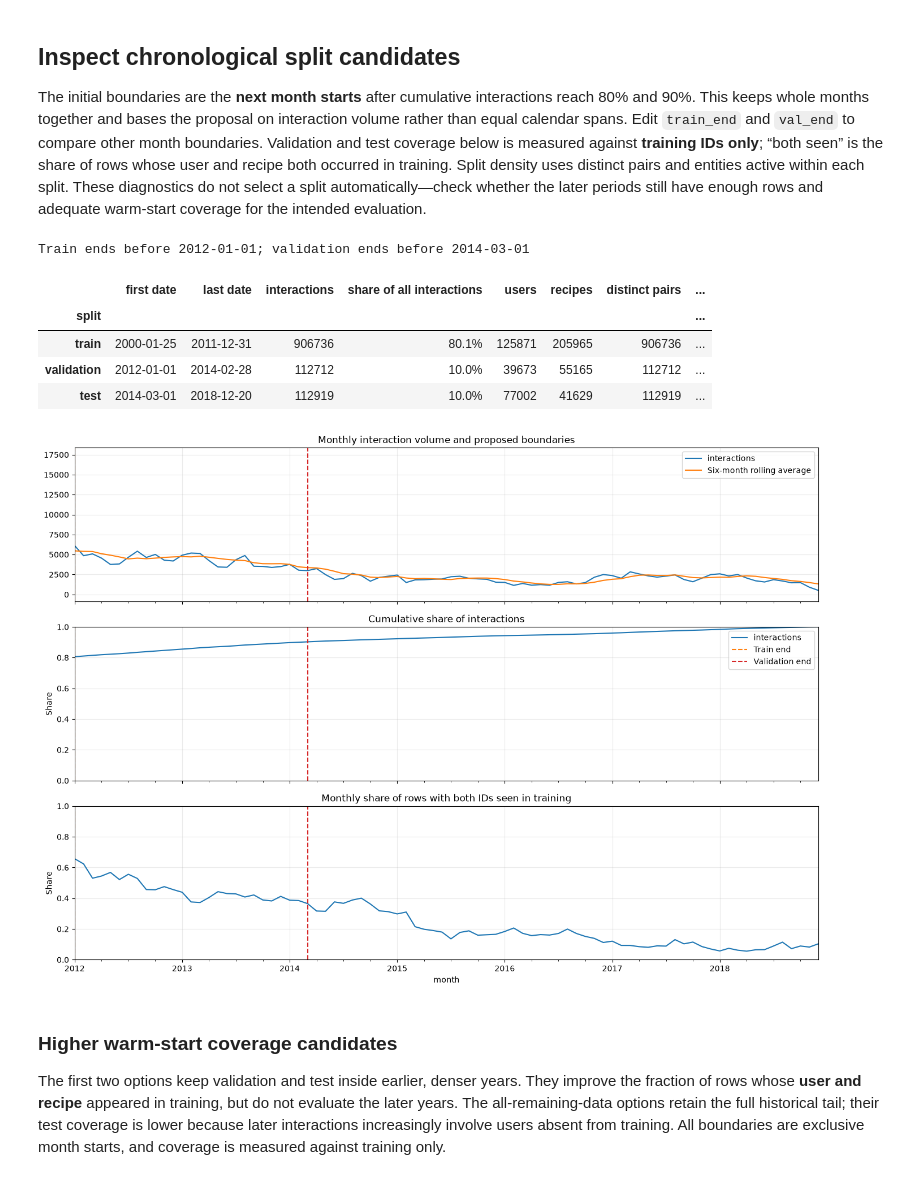
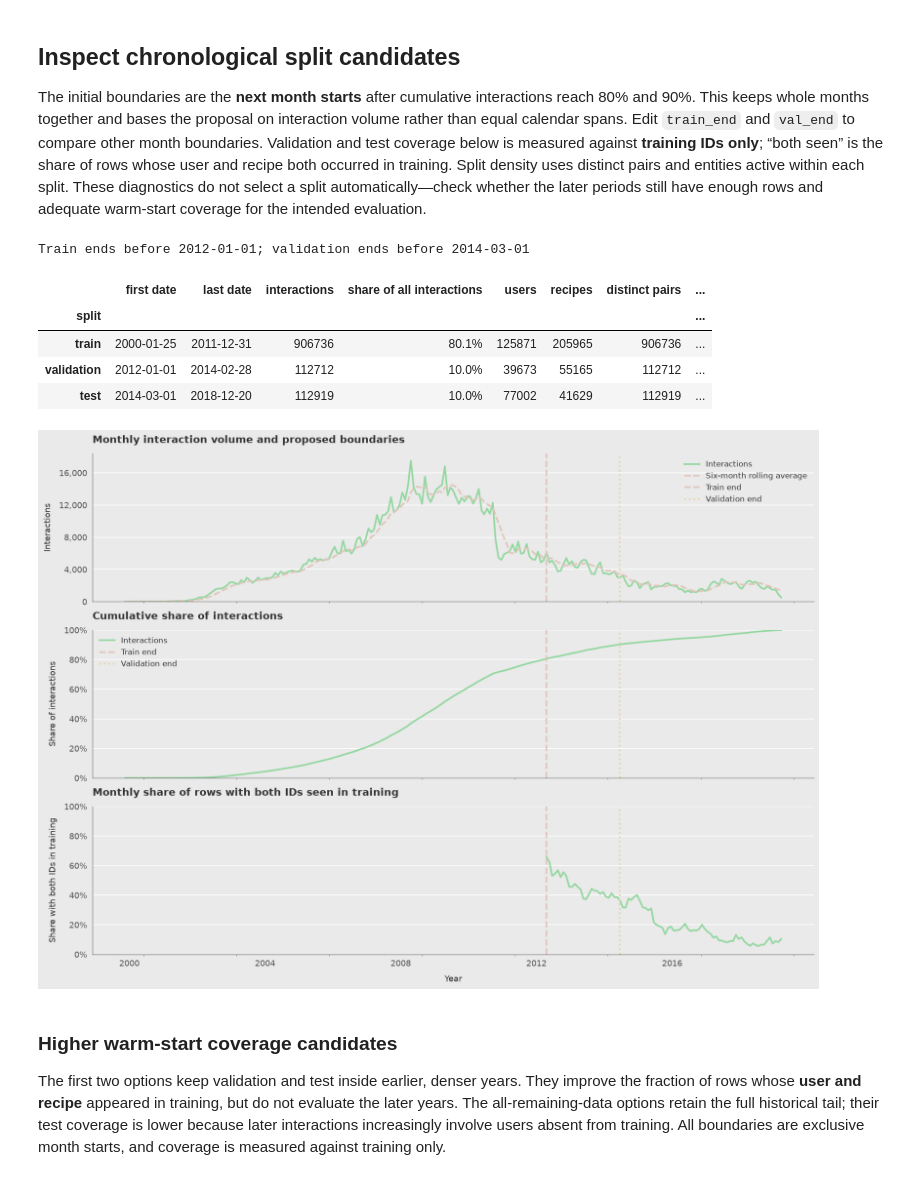
Before and after one commit to mihikabairathi/ml_in_practice_project, a Jupyter notebook: notebooks/eda.ipynb, the cells around one changed output. Cells and saved outputs as stored; diff of their text form; code cells hidden in the pictures.

```diff
--- a/notebooks/eda.ipynb
+++ b/notebooks/eda.ipynb
@@ -276,18 +351,15 @@ monthly["interactions_per_active_recipe"] = monthly["interactions"] / monthly["a
 monthly["new_user_share"] = monthly["new_users"] / monthly["active_users"].replace(0, np.nan)
 monthly["new_recipe_share"] = monthly["new_interacted_recipes"] / monthly["active_recipes"].replace(0, np.nan)
 
-fig, axes = plt.subplots(2, 2, figsize=(14, 9), sharex=True)
-monthly["pairs_per_million_possible"].plot(ax=axes[0, 0], title="Distinct pairs per million possible monthly pairs")
-monthly[["interactions_per_active_user", "interactions_per_active_recipe"]].plot(ax=axes[0, 1], title="Interactions per active entity")
-monthly[["new_user_share", "new_recipe_share"]].plot(ax=axes[1, 0], title="Fraction of active entities first seen this month")
-monthly["interactions"].rolling(6, min_periods=1).sum().plot(ax=axes[1, 1], title="Interactions in trailing six months")
-axes[0, 0].set_ylabel("Pairs per million")
-axes[0, 1].set_ylabel("Interactions")
-axes[1, 0].set_ylabel("Share")
+fig, axes = plt.subplots(2, 2, figsize=(14, 9), sharex=True, layout="constrained")
+monthly["pairs_per_million_possible"].plot(x_compat=True, ax=axes[0, 0], title="Distinct pairs per million\npossible monthly pairs")
+monthly[["interactions_per_active_user", "interactions_per_active_recipe"]].plot(x_compat=True, ax=axes[0, 1], title="Interactions per active entity")
+monthly[["new_user_share", "new_recipe_share"]].plot(x_compat=True, ax=axes[1, 0], title="Share of active entities\nfirst seen this month")
+monthly["interactions"].rolling(6, min_periods=1).sum().plot(x_compat=True, ax=axes[1, 1], title="Interactions in trailing six months")
+format_axis(axes[0, 0], "Pairs per million")
+format_axis(axes[0, 1], "Interactions per entity", kind="decimal")
+format_axis(axes[1, 0], "Share of active entities", kind="share")
 axes[1, 0].set_ylim(0, 1)
-axes[1, 1].set_ylabel("Interactions")
-for ax in axes.flat:
-    ax.grid(alpha=0.25)
-fig.tight_layout()
+format_axis(axes[1, 1], "Interactions")
 plt.show()
 # %% [output]
@@ -341,43 +413,45 @@ display(
     split_summary.style.format(
         {
             "share of all interactions": "{:.1%}",
             "pairs per million possible": "{:,.1f}",
             "rows with user in train": "{:.1%}",
             "rows with recipe in train": "{:.1%}",
             "rows with both IDs in train": "{:.1%}",
         }
     )
 )
 
 post_train = dated.loc[dated["date"] >= train_end].copy()
 post_train["both_seen"] = post_train["user_id"].isin(train_users) & post_train["recipe_id"].isin(train_recipes)
 monthly_both_seen = post_train.groupby("month")["both_seen"].mean()
 
-fig, axes = plt.subplots(3, 1, figsize=(14, 10), sharex=True)
-monthly["interactions"].plot(ax=axes[0], title="Monthly interaction volume and proposed boundaries")
-monthly["interactions"].rolling(6, min_periods=1).mean().plot(ax=axes[0], label="Six-month rolling average")
+fig, axes = plt.subplots(3, 1, figsize=(14, 10), sharex=True, layout="constrained")
+monthly["interactions"].plot(x_compat=True, ax=axes[0], title="Monthly interaction volume and proposed boundaries")
+monthly["interactions"].rolling(6, min_periods=1).mean().plot(x_compat=True, ax=axes[0], label="Six-month rolling average", color=PEACH, linestyle="--")
 axes[0].legend()
-monthly["interactions"].cumsum().div(monthly["interactions"].sum()).plot(ax=axes[1], title="Cumulative share of interactions")
+monthly["interactions"].cumsum().div(monthly["interactions"].sum()).plot(x_compat=True, ax=axes[1], title="Cumulative share of interactions")
 axes[1].set_ylabel("Share")
 axes[1].set_ylim(0, 1)
-monthly_both_seen.plot(ax=axes[2], title="Monthly share of rows with both IDs seen in training")
+monthly_both_seen.plot(x_compat=True, ax=axes[2], title="Monthly share of rows with both IDs seen in training")
 axes[2].set_ylabel("Share")
 axes[2].set_ylim(0, 1)
 for ax in axes:
-    ax.axvline(train_end, color="tab:orange", linestyle="--", label="Train end")
-    ax.axvline(val_end, color="tab:red", linestyle="--", label="Validation end")
-    ax.grid(alpha=0.25)
+    ax.axvline(train_end, color=PEACH, linestyle="--", label="Train end")
+    ax.axvline(val_end, color=SAND, linestyle=":", label="Validation end")
+
 axes[1].legend()
-fig.tight_layout()
+format_axis(axes[0], "Interactions")
+format_axis(axes[1], "Share of interactions", kind="share")
+format_axis(axes[2], "Share with both IDs in training", kind="share")
 plt.show()
 # %% [output]
 Train ends before 2012-01-01; validation ends before 2014-03-01
 |  | first date | last date | interactions | share of all interactions | users | recipes | distinct pairs | ... |
 | split |  |  |  |  |  |  |  | ... |
 | train | 2000-01-25 | 2011-12-31 | 906736 | 80.1% | 125871 | 205965 | 906736 | ... |
 | validation | 2012-01-01 | 2014-02-28 | 112712 | 10.0% | 39673 | 55165 | 112712 | ... |
 | test | 2014-03-01 | 2018-12-20 | 112919 | 10.0% | 77002 | 41629 | 112919 | ... |
-[figure, old version]
+[figure, new version]
 # %% [markdown]
 ### Higher warm-start coverage candidates
 
```
Also changed, not shown: parts of 4 cells of this notebook.
